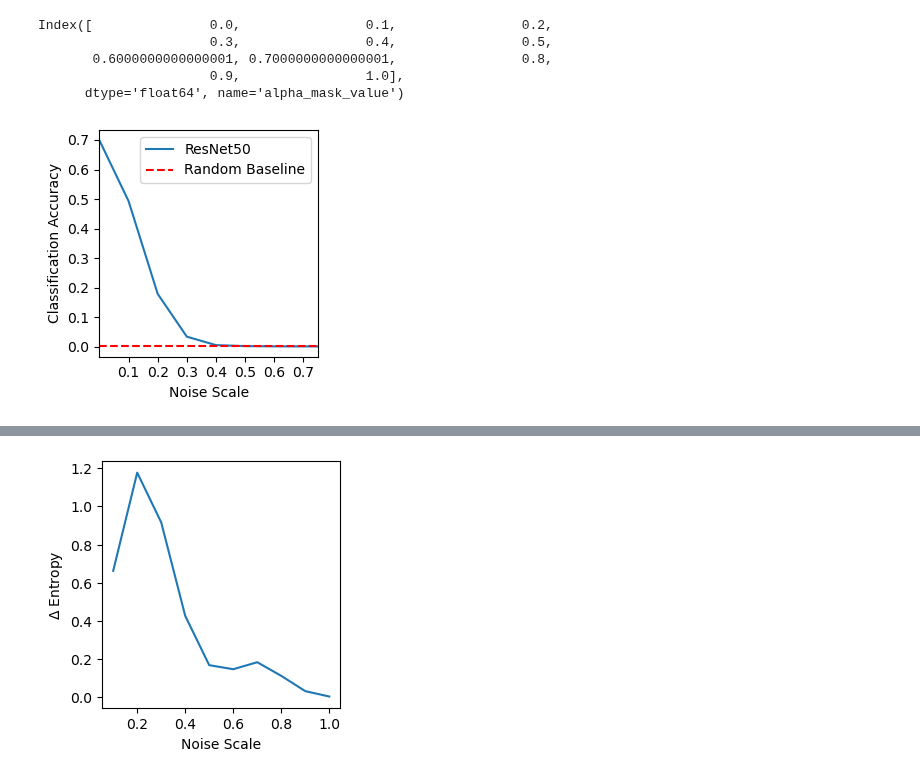
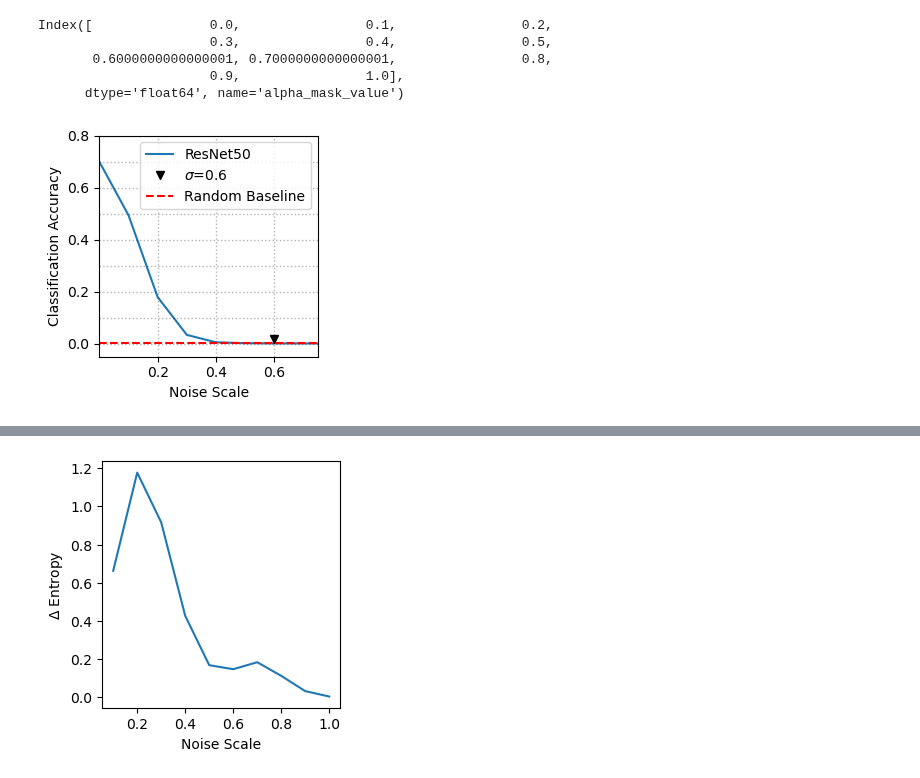
Before and after one commit to Amir-Mehrpanah/On-Spectral-Properties-of-Gradient-based-Explanation-Methods-ECCV24, a Jupyter notebook: experiments/experiment_8.ipynb, the cells around one changed output, grey strips where cells are left out. Saved outputs shown, nothing was run; the diff lists cells and outputs as text; code cells hidden in the pictures.

```diff
--- a/experiments/experiment_8.ipynb
+++ b/experiments/experiment_8.ipynb
@@ -115,14 +117,36 @@ temp.to_csv("outputs/processed/accuracyatnoise.csv")
 # %%
 temp = pd.read_csv("outputs/processed/accuracyatnoise.csv")
 plt.figure(figsize=(3, 3))
 plt.plot(temp["alpha_mask_value"], temp["Accuracy"], label="ResNet50")
 plt.xlabel("Noise Scale")
 plt.xlim(0, 0.75)
-plt.xticks([0.1, 0.2, 0.3 ,0.4, 0.5, 0.6, 0.7])
+ticks = [0.2, 0.4, 0.6]
+plt.xticks(ticks)
+for nscale in ticks:
+    plt.axvline(
+        nscale,
+        linestyle=":",
+        color="black",
+        alpha=0.3,
+        linewidth=1,
+    )
+accs = plt.yticks()[0]
+for acc in accs:
+    plt.axhline(
+        acc,
+        linestyle=":",
+        color="black",
+        alpha=0.3,
+        linewidth=1,
+    )
+plt.ylim(-0.05, 0.8)
+# plt.vlines(0.6, 0, 1, linestyles="dashed", colors="k", label=r"$\sigma$=0.6")
+# place a dot at 0.6 and 0
+plt.plot([0.6], [0.02], 'v', color='black', label=r"$\sigma$=0.6")
 plt.ylabel("Classification Accuracy")
 plt.hlines(0.001, 0, 1, linestyles="dashed", colors="red", label="Random Baseline")
 plt.tight_layout()
 plt.legend()
 plt.savefig("outputs/figures/accuracyatnoise.pdf")
 # %% [output]
-[figure, old version]
+[figure, new version]
```
Also changed, not shown: parts of 6 cells of this notebook, 7 other files.
